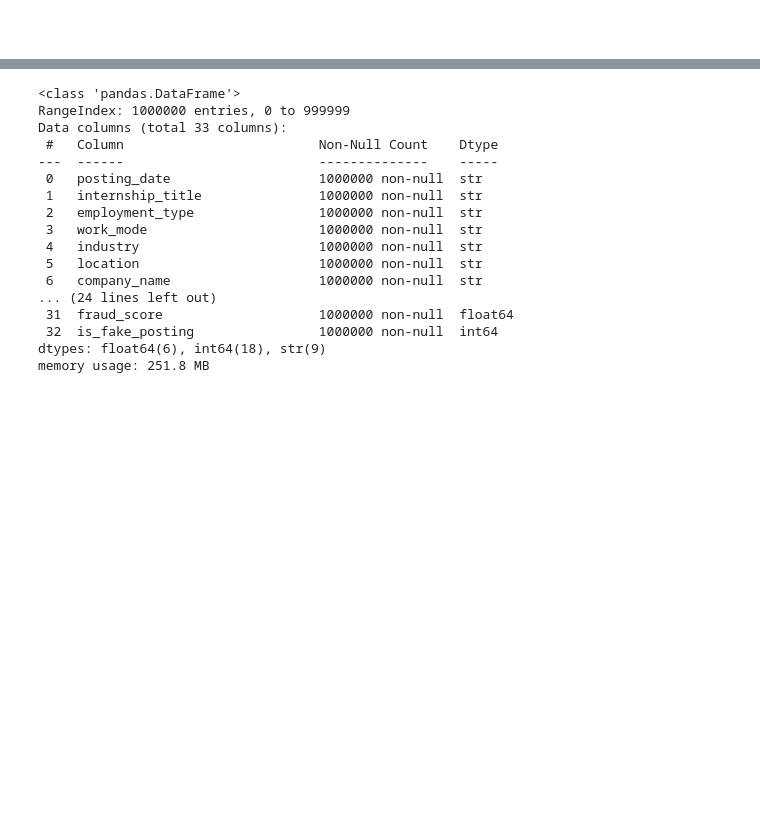
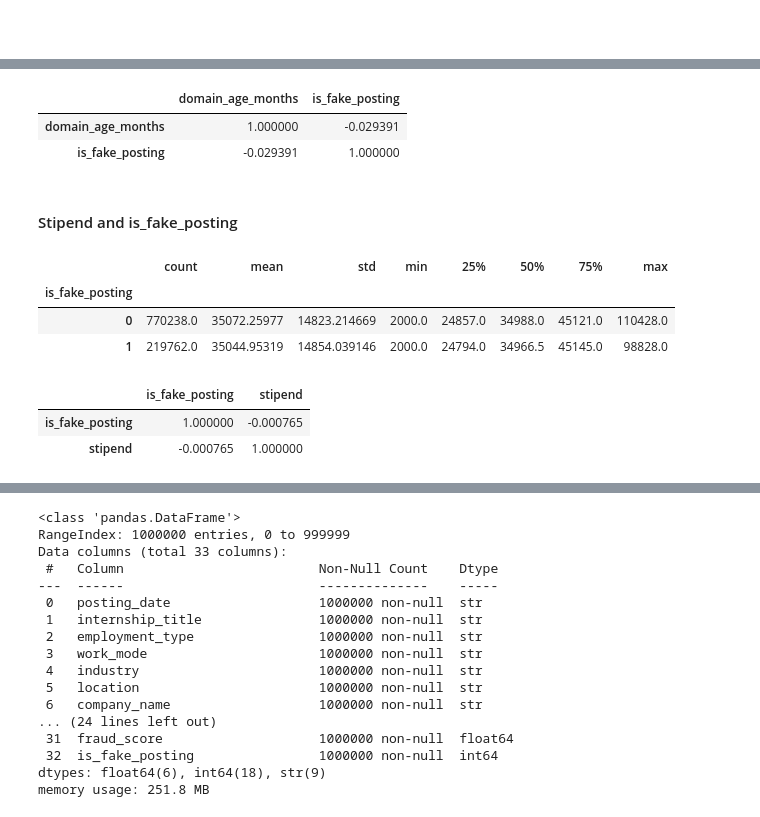
Before and after one commit to therai0/data_analysis_intership_scam, a Jupyter notebook: notebook/eda_fake_internship.ipynb, the cells around one changed output, grey strips where cells are left out. Drawn from its saved outputs; the diff is of its cells as text; code cells hidden in the pictures; blank space fills up the shorter version.

```diff
--- a/notebook/eda_fake_internship.ipynb
+++ b/notebook/eda_fake_internship.ipynb
@@ -1071,0 +1105,21 @@ df.groupby("is_fake_posting")["company_age"].describe()
+# %%
+df[["domain_age_months","is_fake_posting"]].corr()
+# %% [output]
+|  | domain_age_months | is_fake_posting |
+| domain_age_months | 1.000000 | -0.029391 |
+| is_fake_posting | -0.029391 | 1.000000 |
+# %% [markdown]
+#### Stipend  and is_fake_posting
+# %%
+df.groupby("is_fake_posting")["stipend"].describe()
+# %% [output]
+|  | count | mean | std | min | 25% | 50% | 75% | max |
+| is_fake_posting |  |  |  |  |  |  |  |  |
+| 0 | 770238.0 | 35072.25977 | 14823.214669 | 2000.0 | 24857.0 | 34988.0 | 45121.0 | 110428.0 |
+| 1 | 219762.0 | 35044.95319 | 14854.039146 | 2000.0 | 24794.0 | 34966.5 | 45145.0 | 98828.0 |
+# %%
+df[["is_fake_posting","stipend"]].corr()
+# %% [output]
+|  | is_fake_posting | stipend |
+| is_fake_posting | 1.000000 | -0.000765 |
+| stipend | -0.000765 | 1.000000 |
```
Also changed, not shown: parts of 24 cells of this notebook, 17 other files.
